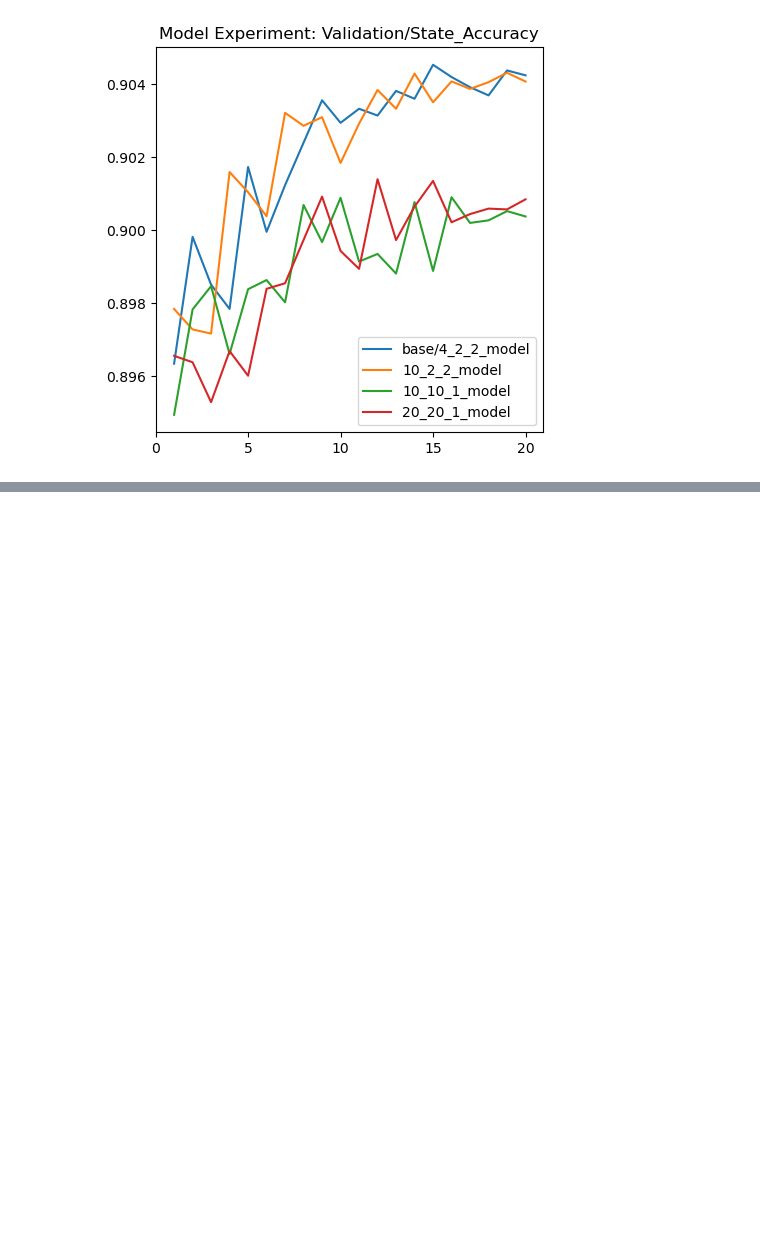
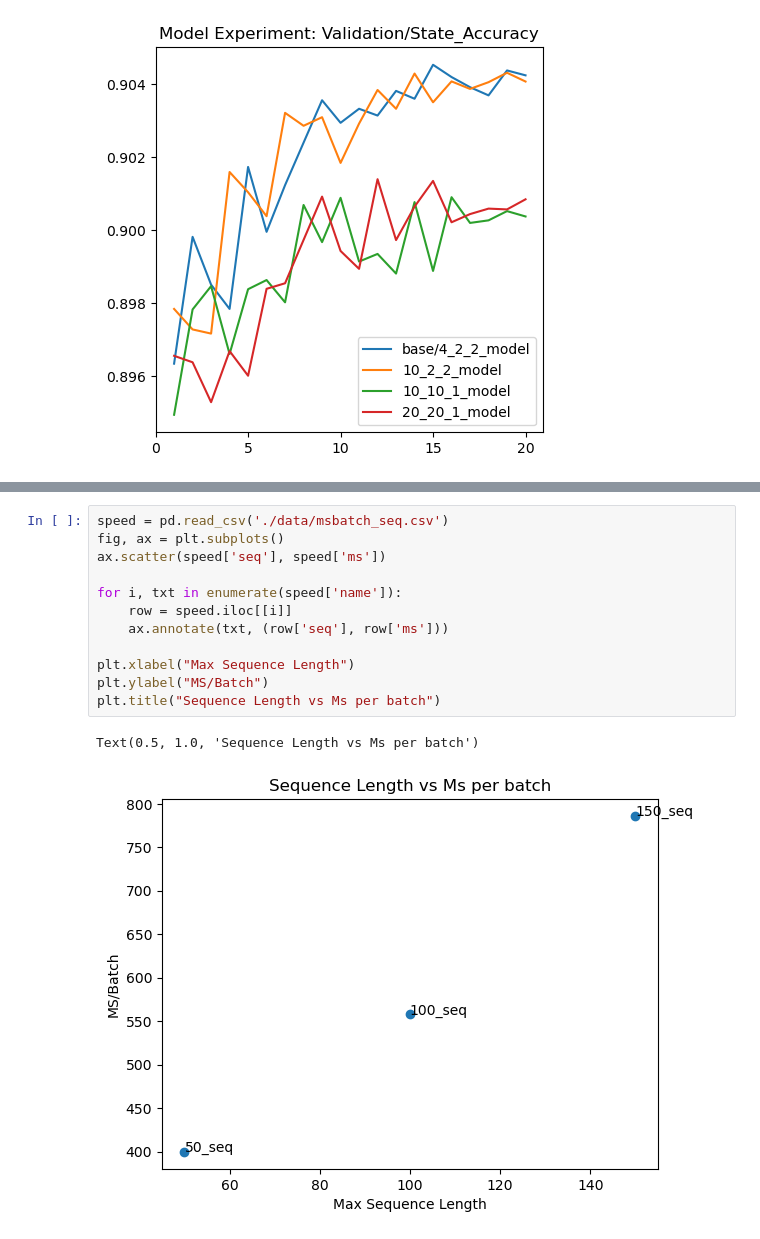
Before and after one commit to eashvere/realtime-drawing-mamba, a Jupyter notebook: graph/graph.ipynb, the cells around one changed output, grey strips where cells are left out. Cells and saved outputs as stored; diff of their text form; blank space fills up the shorter version.

```diff
--- a/graph/graph.ipynb
+++ b/graph/graph.ipynb
@@ -61,0 +78,15 @@ for start in ['Train/Offset_Loss', 'Train/State_Loss', 'Validation/Offset_Loss',
+# %%
+speed = pd.read_csv('./data/msbatch_seq.csv')
+fig, ax = plt.subplots()
+ax.scatter(speed['seq'], speed['ms'])
+
+for i, txt in enumerate(speed['name']):
+    row = speed.iloc[[i]]
+    ax.annotate(txt, (row['seq'], row['ms']))
+
+plt.xlabel("Max Sequence Length")
+plt.ylabel("MS/Batch")
+plt.title("Sequence Length vs Ms per batch")
+# %% [output]
+Text(0.5, 1.0, 'Sequence Length vs Ms per batch')
+[figure, added]
```
Also changed, not shown: parts of 2 cells of this notebook.
